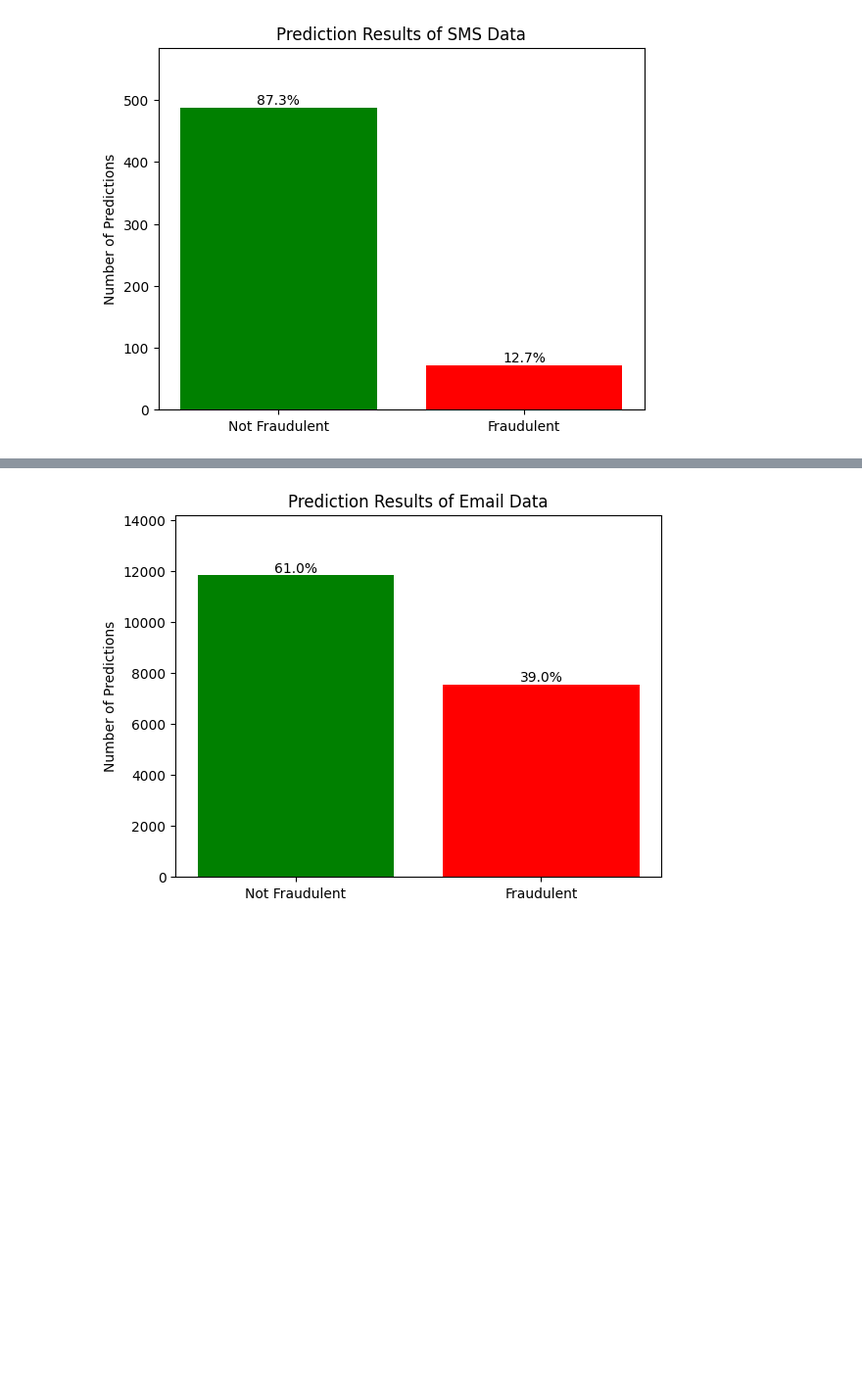
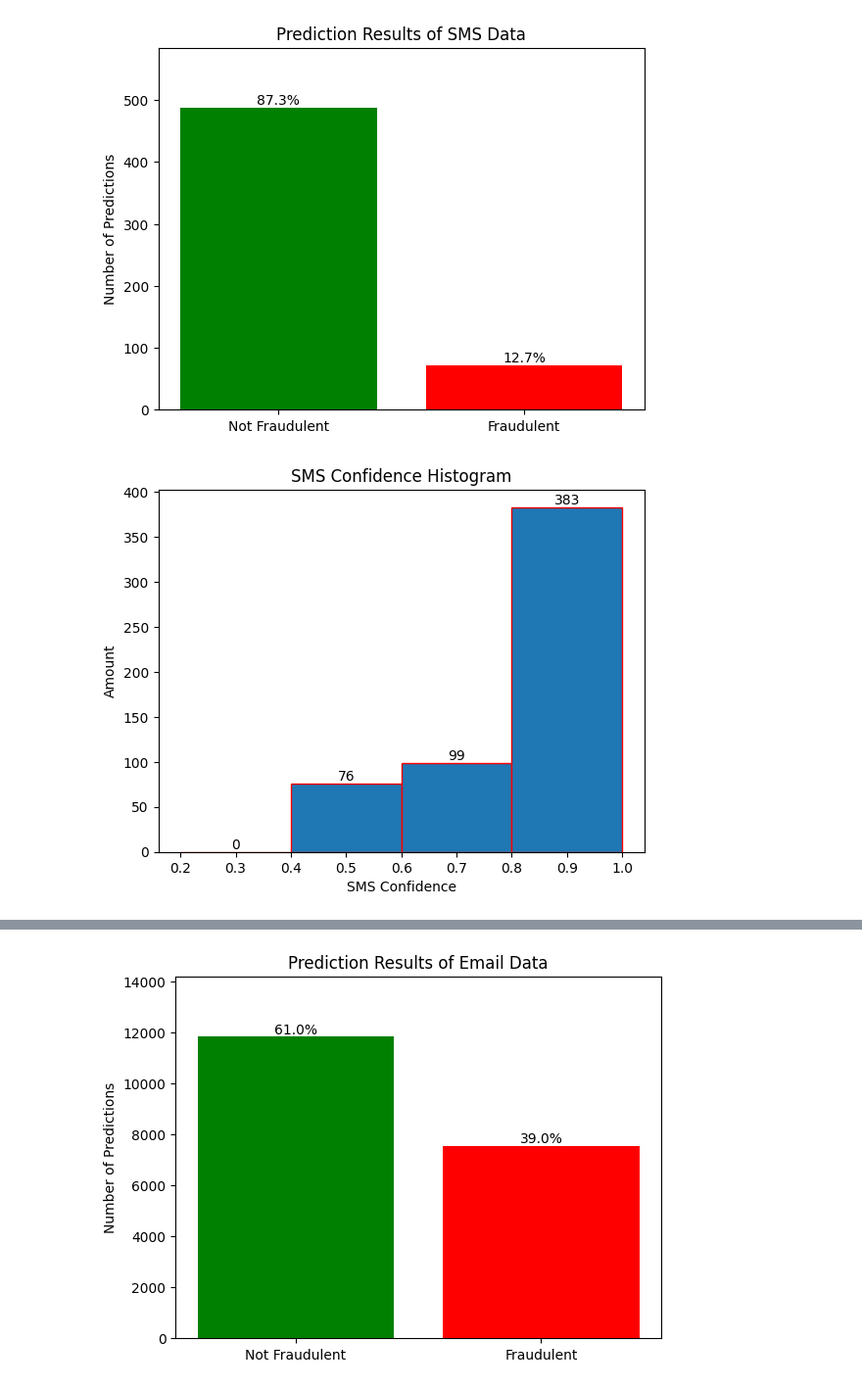
Before and after one commit to Drock54651/NLP-3832-Project-Fraud-Detection, a Jupyter notebook: fraud_final_project.ipynb, the cells around one changed output, grey strips where cells are left out. Shown at 98% size. Saved outputs shown, nothing was run; the diff lists cells and outputs as text; code cells hidden in the pictures; blank space fills up the shorter version.

```diff
--- a/fraud_final_project.ipynb
+++ b/fraud_final_project.ipynb
@@ -1153,2 +1145,6 @@ plt.show()
 # %% [output]
 [figure]
+# %%
+plot_confidence_histogram(sms_confidence, "SMS")
+# %% [output]
+[figure, added]
```
Also changed, not shown: parts of 25 cells of this notebook.
